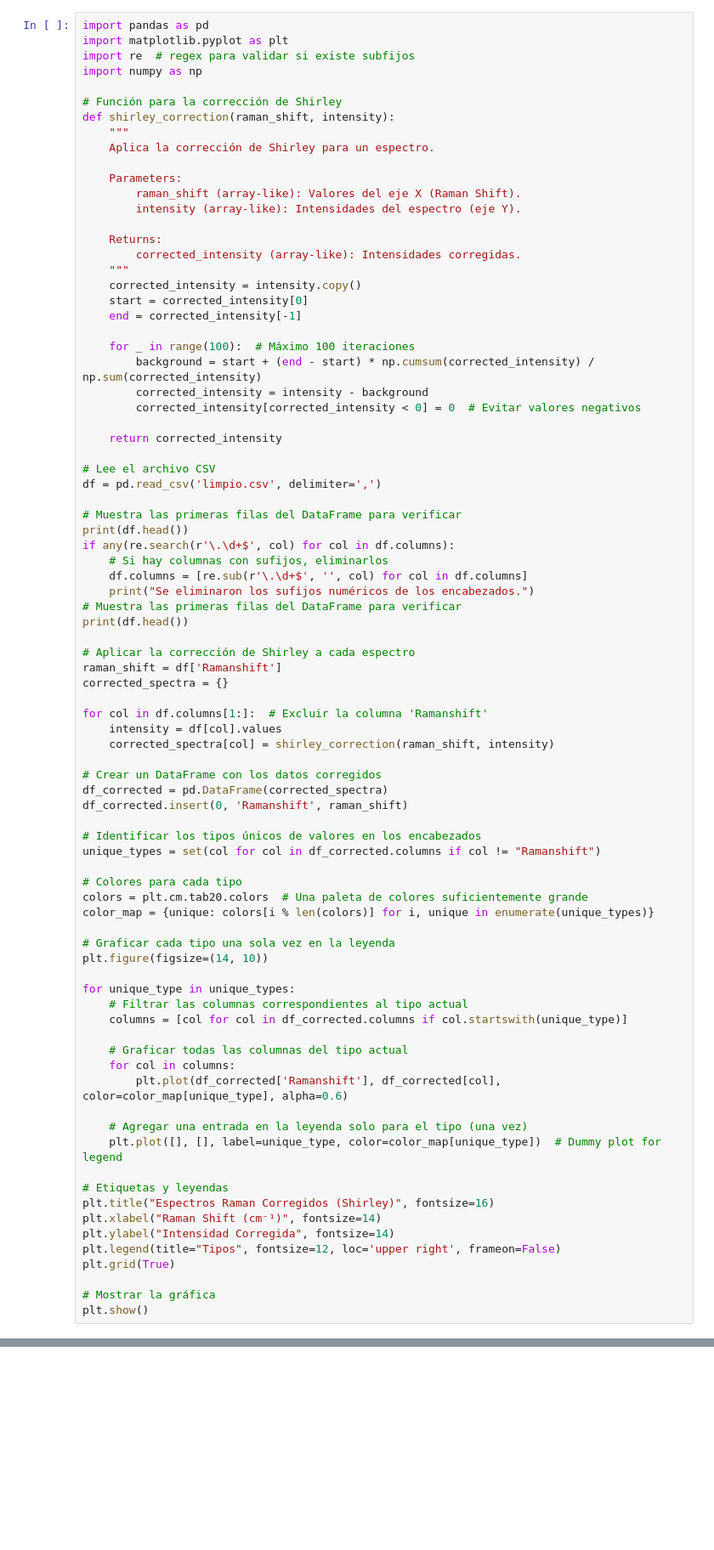
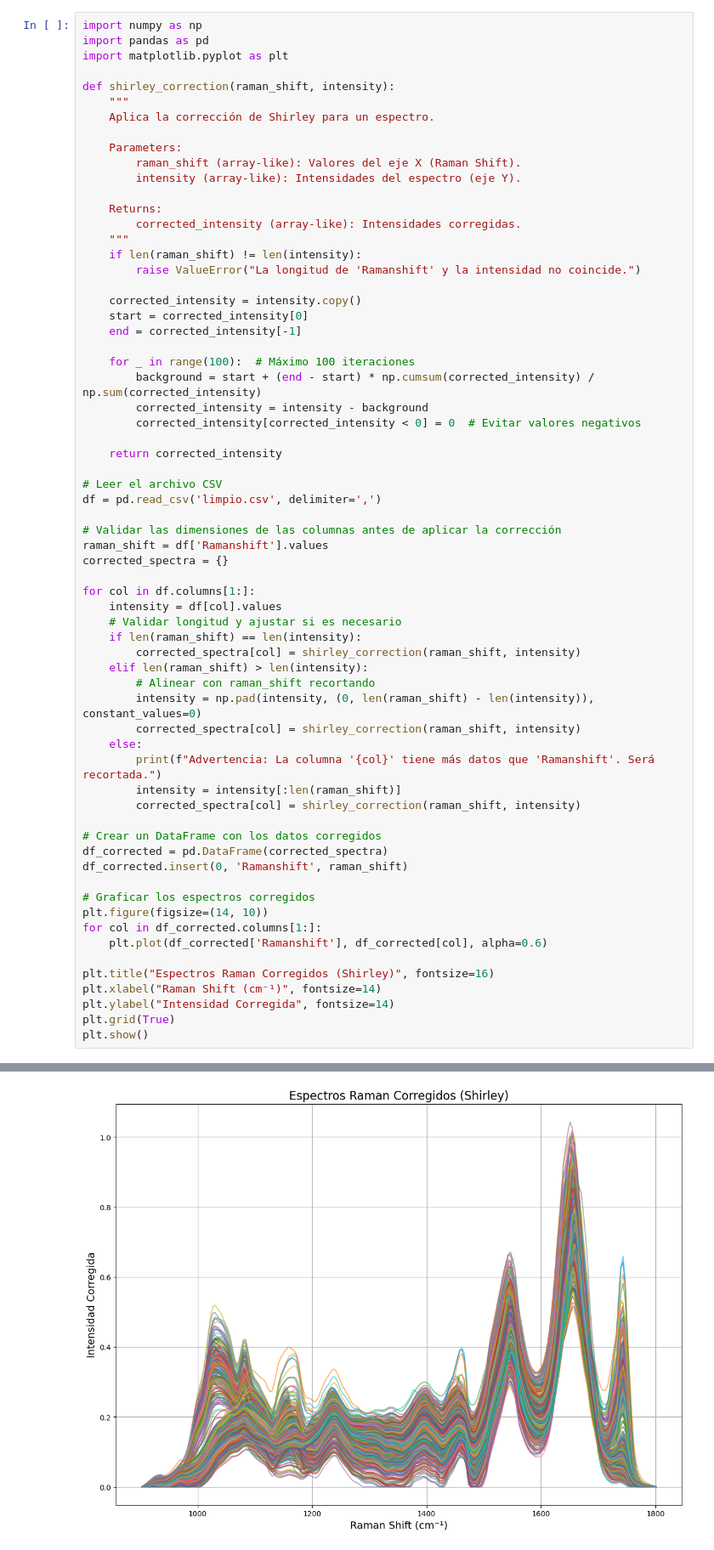
Before and after one commit to diegoseo/Proyecto-TFG, a Jupyter notebook: Ricardo/shirley.ipynb, the cells around one changed output, grey strips where cells are left out. Shown: that part at 85% size. Cells and saved outputs as stored; diff of their text form; blank space fills up the shorter version.

Commit message:
recortar columnas para ramanshift

```diff
--- a/Ricardo/shirley.ipynb
+++ b/Ricardo/shirley.ipynb
@@ -1,10 +1,8 @@
 # %%
+import numpy as np
 import pandas as pd
 import matplotlib.pyplot as plt
-import re  # regex para validar si existe subfijos
-import numpy as np
 
-# Función para la corrección de Shirley
 def shirley_correction(raman_shift, intensity):
     """
     Aplica la corrección de Shirley para un espectro.
@@ -16,6 +14,9 @@ def shirley_correction(raman_shift, intensity):
     Returns:
         corrected_intensity (array-like): Intensidades corregidas.
     """
+    if len(raman_shift) != len(intensity):
+        raise ValueError("La longitud de 'Ramanshift' y la intensidad no coincide.")
+
     corrected_intensity = intensity.copy()
     start = corrected_intensity[0]
     end = corrected_intensity[-1]
@@ -27,58 +28,39 @@ def shirley_correction(raman_shift, intensity):
 
     return corrected_intensity
 
-# Lee el archivo CSV
+# Leer el archivo CSV
 df = pd.read_csv('limpio.csv', delimiter=',')
 
-# Muestra las primeras filas del DataFrame para verificar
-print(df.head())
-if any(re.search(r'\.\d+$', col) for col in df.columns):
-    # Si hay columnas con sufijos, eliminarlos
-    df.columns = [re.sub(r'\.\d+$', '', col) for col in df.columns]
-    print("Se eliminaron los sufijos numéricos de los encabezados.")
-# Muestra las primeras filas del DataFrame para verificar
-print(df.head())
-
-# Aplicar la corrección de Shirley a cada espectro
-raman_shift = df['Ramanshift']
+# Validar las dimensiones de las columnas antes de aplicar la corrección
+raman_shift = df['Ramanshift'].values
 corrected_spectra = {}
 
-for col in df.columns[1:]:  # Excluir la columna 'Ramanshift'
+for col in df.columns[1:]:
     intensity = df[col].values
-    corrected_spectra[col] = shirley_correction(raman_shift, intensity)
+    # Validar longitud y ajustar si es necesario
+    if len(raman_shift) == len(intensity):
+        corrected_spectra[col] = shirley_correction(raman_shift, intensity)
+    elif len(raman_shift) > len(intensity):
+        # Alinear con raman_shift recortando
+        intensity = np.pad(intensity, (0, len(raman_shift) - len(intensity)), constant_values=0)
+        corrected_spectra[col] = shirley_correction(raman_shift, intensity)
+    else:
+        print(f"Advertencia: La columna '{col}' tiene más datos que 'Ramanshift'. Será recortada.")
+        intensity = intensity[:len(raman_shift)]
+        corrected_spectra[col] = shirley_correction(raman_shift, intensity)
 
 # Crear un DataFrame con los datos corregidos
 df_corrected = pd.DataFrame(corrected_spectra)
 df_corrected.insert(0, 'Ramanshift', raman_shift)
 
-# Identificar los tipos únicos de valores en los encabezados
-unique_types = set(col for col in df_corrected.columns if col != "Ramanshift")
+# Graficar los espectros corregidos
+plt.figure(figsize=(14, 10))
+for col in df_corrected.columns[1:]:
+    plt.plot(df_corrected['Ramanshift'], df_corrected[col], alpha=0.6)
 
-# Colores para cada tipo
-colors = plt.cm.tab20.colors  # Una paleta de colores suficientemente grande
-color_map = {unique: colors[i % len(colors)] for i, unique in enumerate(unique_types)}
-
-# Graficar cada tipo una sola vez en la leyenda
-plt.figure(figsize=(14, 10))
-
-for unique_type in unique_types:
-    # Filtrar las columnas correspondientes al tipo actual
-    columns = [col for col in df_corrected.columns if col.startswith(unique_type)]
-
-    # Graficar todas las columnas del tipo actual
-    for col in columns:
-        plt.plot(df_corrected['Ramanshift'], df_corrected[col], color=color_map[unique_type], alpha=0.6)
-
-    # Agregar una entrada en la leyenda solo para el tipo (una vez)
-    plt.plot([], [], label=unique_type, color=color_map[unique_type])  # Dummy plot for legend
-
-# Etiquetas y leyendas
 plt.title("Espectros Raman Corregidos (Shirley)", fontsize=16)
 plt.xlabel("Raman Shift (cm⁻¹)", fontsize=14)
 plt.ylabel("Intensidad Corregida", fontsize=14)
-plt.legend(title="Tipos", fontsize=12, loc='upper right', frameon=False)
 plt.grid(True)
-
-# Mostrar la gráfica
 plt.show()
 # %% [output]
@@ -102,0 +67 @@ ValueError: operands could not be broadcast together with shapes (195,) (45630,)
+[figure, added]
```
Also changed, not shown: parts of 1 cell of this notebook, 1 other file.
